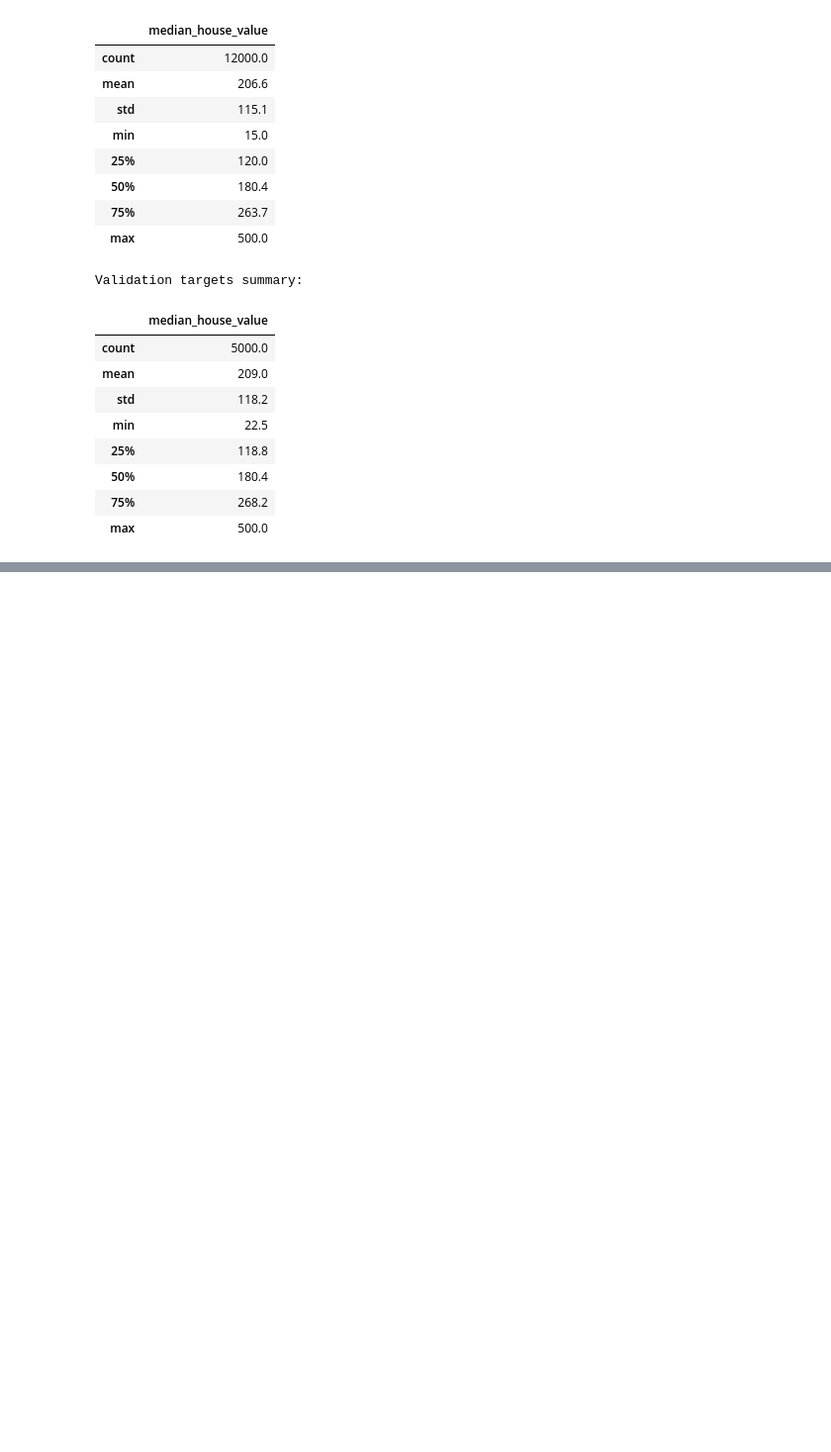
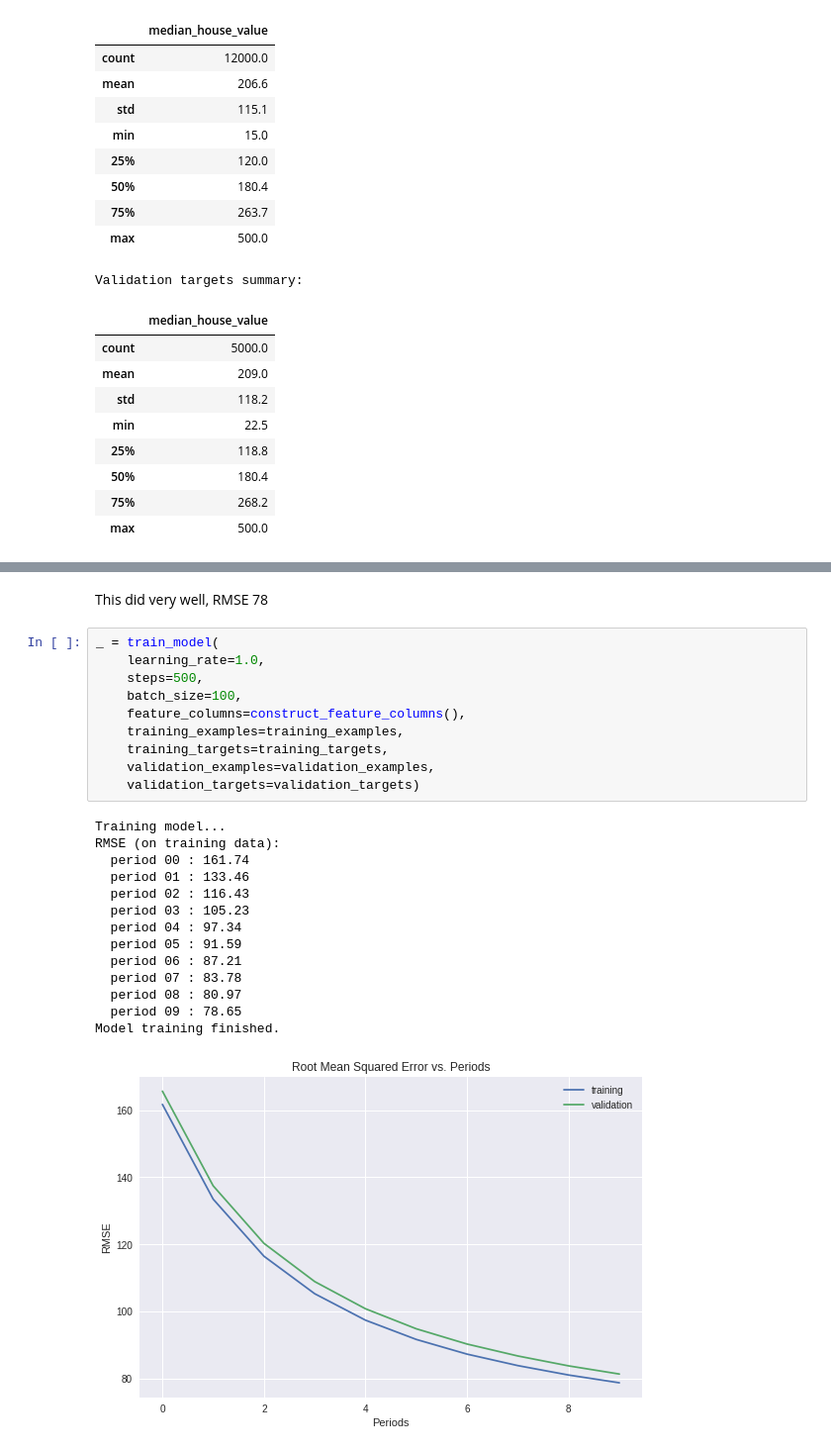
Before and after one commit to dom-andolino/learning-ml-crash-course, a Jupyter notebook: working-notebook-1.ipynb, the cells around one changed output, grey strips where cells are left out. Shown at 99% size. Drawn from its saved outputs; the diff is of its cells as text; blank space fills up the shorter version.

```diff
--- a/working-notebook-1.ipynb
+++ b/working-notebook-1.ipynb
@@ -187,0 +379,27 @@ Validation targets summary:
+# %% [markdown]
+This did very well, RMSE 78
+# %%
+_ = train_model(
+    learning_rate=1.0,
+    steps=500,
+    batch_size=100,
+    feature_columns=construct_feature_columns(),
+    training_examples=training_examples,
+    training_targets=training_targets,
+    validation_examples=validation_examples,
+    validation_targets=validation_targets)
+# %% [output]
+Training model...
+RMSE (on training data):
+  period 00 : 161.74
+  period 01 : 133.46
+  period 02 : 116.43
+  period 03 : 105.23
+  period 04 : 97.34
+  period 05 : 91.59
+  period 06 : 87.21
+  period 07 : 83.78
+  period 08 : 80.97
+  period 09 : 78.65
+Model training finished.
+[figure, added]
```
Also changed, not shown: parts of 4 cells of this notebook.
